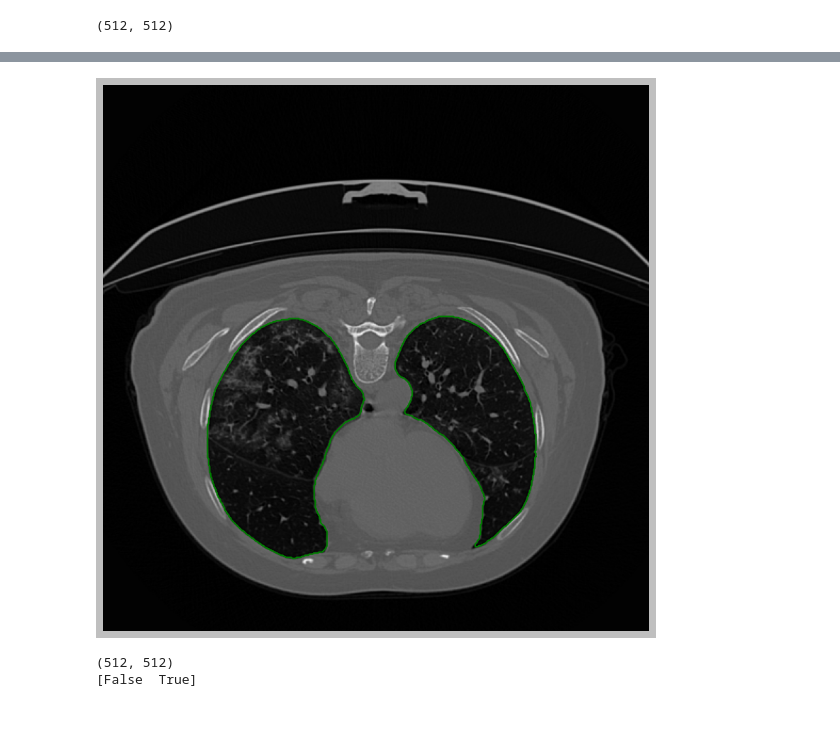
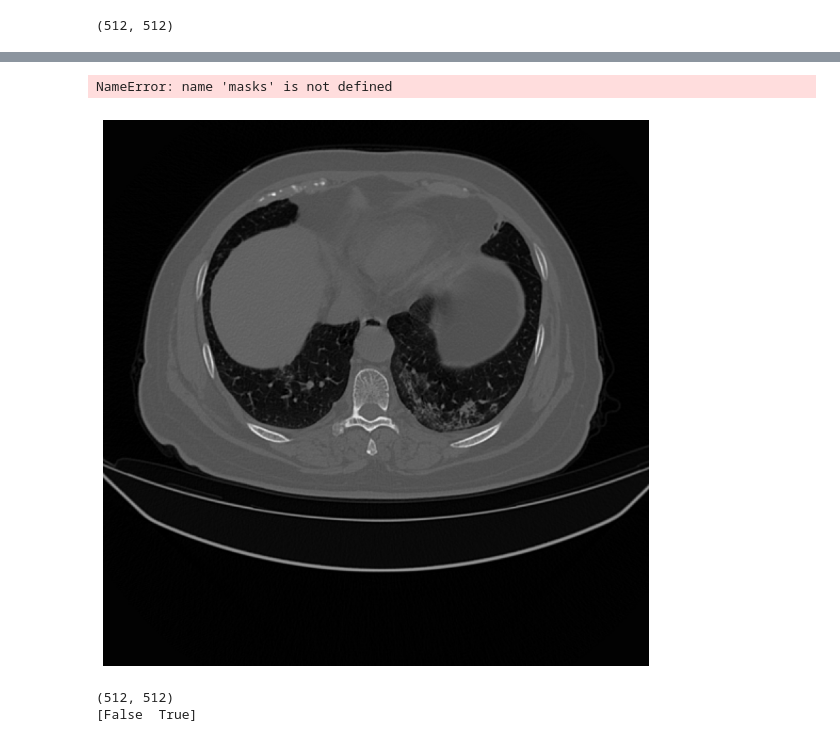
Before and after one commit to i3uex/sam, a Jupyter notebook: notebooks/masks.ipynb, the cells around one changed output, grey strips where cells are left out. Drawn from its saved outputs; the diff is of its cells as text; code cells hidden in the pictures.

Commit message:
Use new masks features

```diff
--- a/notebooks/masks.ipynb
+++ b/notebooks/masks.ipynb
@@ -51,12 +55,13 @@ masks = Masks(points=masks_slice)
 # %%
 figure = plt.figure(figsize=(10, 10))
 plt.axis('off')
 plt.style.use('grayscale')
-plt.imshow(np.fliplr(np.rot90(image_slice, k=3)))
+plt.imshow(np.fliplr(np.rot90(image_slice, k=3)), origin='lower')
 for contour in masks.contours:
     plt.plot(contour[:, 0], contour[:, 1], color='green')
 # %% [output]
+NameError: name 'masks' is not defined
-[figure, old version]
+[figure, new version]
 # %%
 print(masks.contours_masks[0].shape)
 print(np.unique(masks.contours_masks[0]))
```
Also changed, not shown: parts of 2 cells of this notebook.
